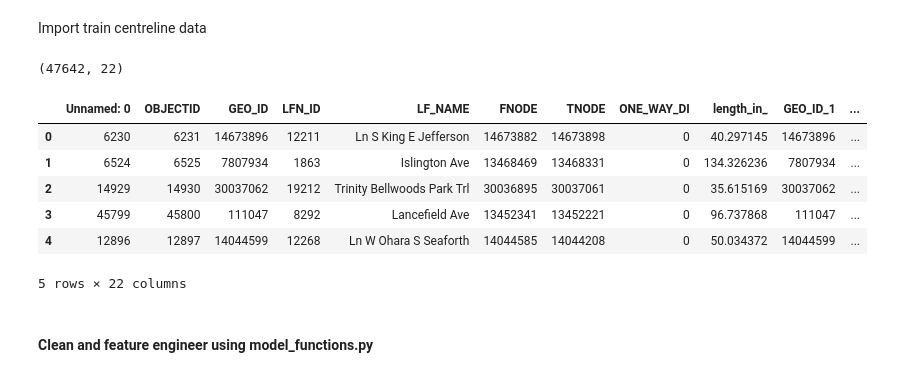
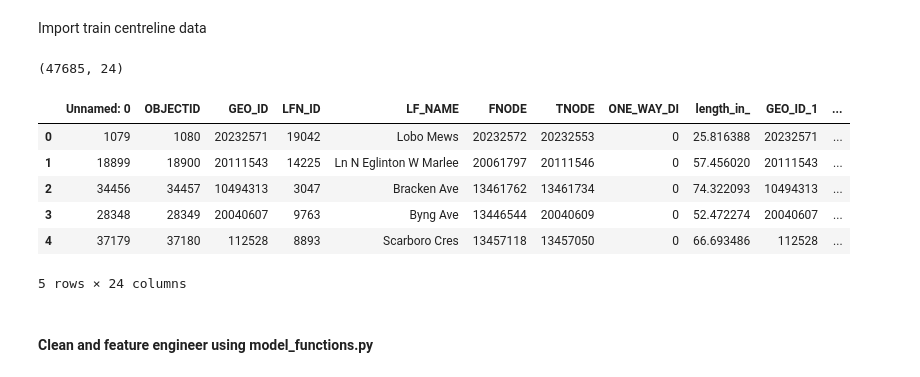
Before and after one commit to KeaganHRankin/Cycle-Classifier, a Jupyter notebook: model/road_feature_model.ipynb, the cells around one changed output. Drawn from its saved outputs; the diff is of its cells as text; code cells hidden in the pictures.

```diff
--- a/model/road_feature_model.ipynb
+++ b/model/road_feature_model.ipynb
@@ -13,18 +13,20 @@ plt.style.use('seaborn-colorblind')
 # %% [markdown]
 Import train centreline data
 # %%
-train_data = pd.read_csv('C:/Users/Keagan Rankin/Documents/PycharmProj/data/training_data/centreline_train_spatial.csv')
+train_path = 'C:/Users/Keagan Rankin/Documents/PycharmProj/data/training_data/centrelinebike_train_spatial.csv'
+#'C:/Users/Keagan Rankin/Documents/PycharmProj/data/training_data/centreline_train_spatial.csv'
+train_data = pd.read_csv(train_path)
 print(train_data.shape)
 train_data.head()
 # %% [output]
-(47642, 22)
+(47685, 24)
 |  | Unnamed: 0 | OBJECTID | GEO_ID | LFN_ID | LF_NAME | FNODE | TNODE | ONE_WAY_DI | length_in_ | GEO_ID_1 | ... |
-| 0 | 6230 | 6231 | 14673896 | 12211 | Ln S King E Jefferson | 14673882 | 14673898 | 0 | 40.297145 | 14673896 | ... |
-| 1 | 6524 | 6525 | 7807934 | 1863 | Islington Ave | 13468469 | 13468331 | 0 | 134.326236 | 7807934 | ... |
-| 2 | 14929 | 14930 | 30037062 | 19212 | Trinity Bellwoods Park Trl | 30036895 | 30037061 | 0 | 35.615169 | 30037062 | ... |
-| 3 | 45799 | 45800 | 111047 | 8292 | Lancefield Ave | 13452341 | 13452221 | 0 | 96.737868 | 111047 | ... |
-| 4 | 12896 | 12897 | 14044599 | 12268 | Ln W Ohara S Seaforth | 14044585 | 14044208 | 0 | 50.034372 | 14044599 | ... |
+| 0 | 1079 | 1080 | 20232571 | 19042 | Lobo Mews | 20232572 | 20232553 | 0 | 25.816388 | 20232571 | ... |
+| 1 | 18899 | 18900 | 20111543 | 14225 | Ln N Eglinton W Marlee | 20061797 | 20111546 | 0 | 57.456020 | 20111543 | ... |
+| 2 | 34456 | 34457 | 10494313 | 3047 | Bracken Ave | 13461762 | 13461734 | 0 | 74.322093 | 10494313 | ... |
+| 3 | 28348 | 28349 | 20040607 | 9763 | Byng Ave | 13446544 | 20040609 | 0 | 52.472274 | 20040607 | ... |
+| 4 | 37179 | 37180 | 112528 | 8893 | Scarboro Cres | 13457118 | 13457050 | 0 | 66.693486 | 112528 | ... |
-5 rows × 22 columns
+5 rows × 24 columns
 # %% [markdown]
 #### Clean and feature engineer using model_functions.py
 # %% [markdown]
```
Also changed, not shown: parts of 27 cells of this notebook, 5 other files.
